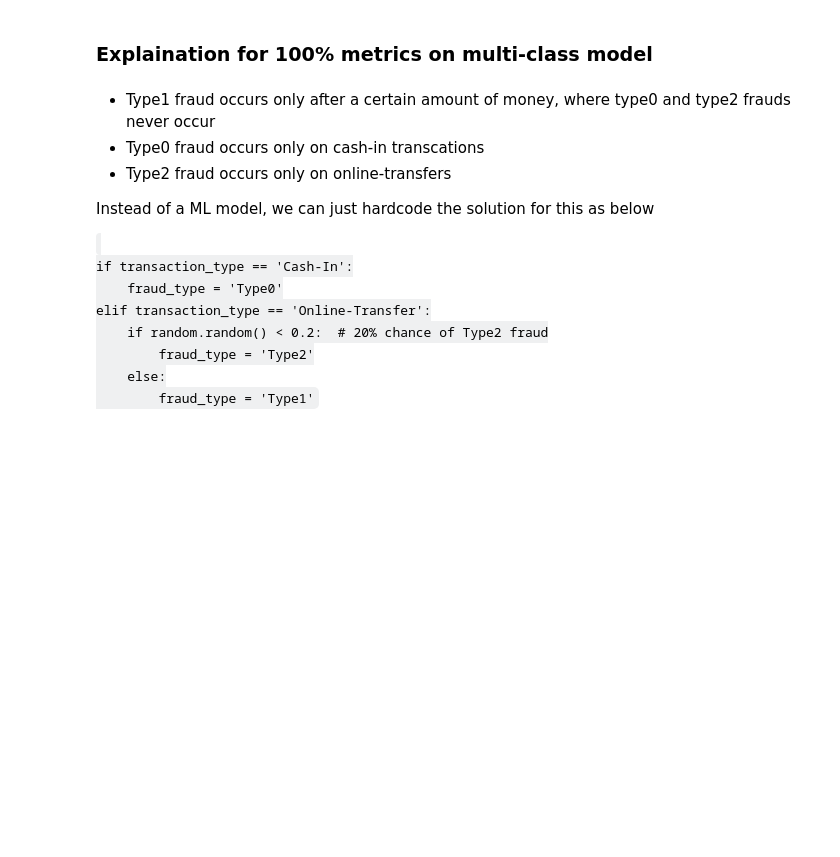
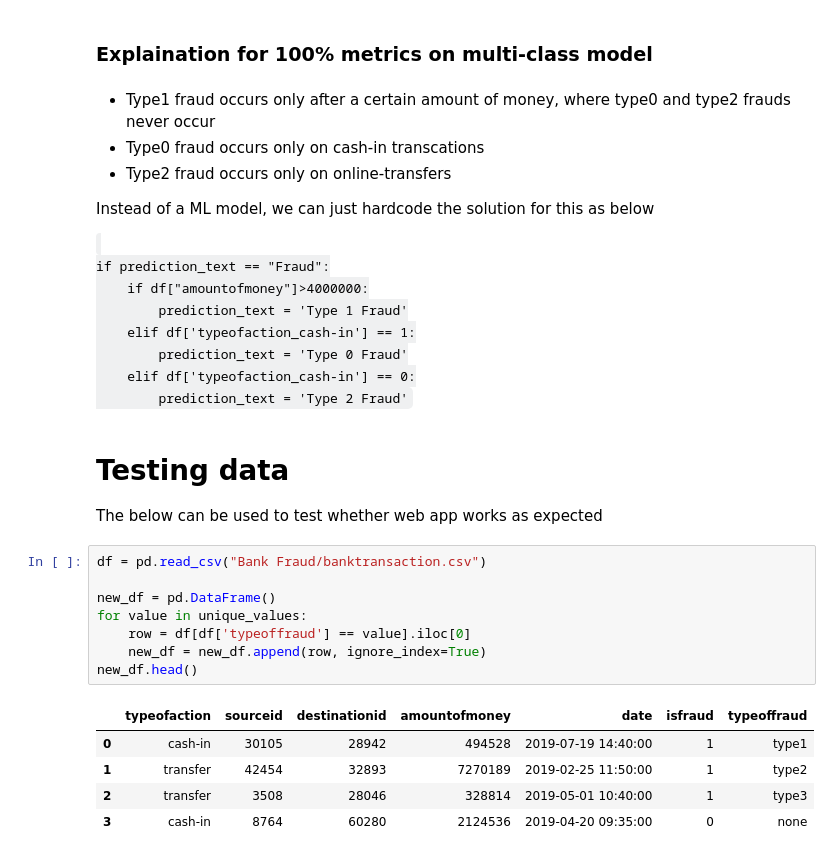
Before and after one commit to Vijeth-Rai/Data-Science-Portfolio, a Jupyter notebook: Data Analysis/Bank Fraud EDA + Baseline.ipynb, the cells around one changed output. Drawn from its saved outputs; the diff is of its cells as text; blank space fills up the shorter version.

```diff
--- a/Data Analysis/Bank Fraud EDA + Baseline.ipynb
+++ b/Data Analysis/Bank Fraud EDA + Baseline.ipynb
@@ -664,11 +664,29 @@ The type 2 fraud only occurs in transfers
 Instead of a ML model, we can just hardcode the solution for this as below
 
 <code>
-if transaction_type == 'Cash-In':
-    fraud_type = 'Type0'
-elif transaction_type == 'Online-Transfer':
-    if random.random() < 0.2:  # 20% chance of Type2 fraud
-        fraud_type = 'Type2'
-    else:
-        fraud_type = 'Type1'
+if prediction_text == "Fraud":
+    if df["amountofmoney"]>4000000:
+        prediction_text = 'Type 1 Fraud'
+    elif df['typeofaction_cash-in'] == 1:
+        prediction_text = 'Type 0 Fraud'
+    elif df['typeofaction_cash-in'] == 0:
+        prediction_text = 'Type 2 Fraud'
 </code>
+# %% [markdown]
+# Testing data
+
+The below can be used to test whether web app works as expected
+# %%
+df = pd.read_csv("Bank Fraud/banktransaction.csv")
+
+new_df = pd.DataFrame()
+for value in unique_values:
+    row = df[df['typeoffraud'] == value].iloc[0]
+    new_df = new_df.append(row, ignore_index=True)
+new_df.head()
+# %% [output]
+|  | typeofaction | sourceid | destinationid | amountofmoney | date | isfraud | typeoffraud |
+| 0 | cash-in | 30105 | 28942 | 494528 | 2019-07-19 14:40:00 | 1 | type1 |
+| 1 | transfer | 42454 | 32893 | 7270189 | 2019-02-25 11:50:00 | 1 | type2 |
+| 2 | transfer | 3508 | 28046 | 328814 | 2019-05-01 10:40:00 | 1 | type3 |
+| 3 | cash-in | 8764 | 60280 | 2124536 | 2019-04-20 09:35:00 | 0 | none |
```
Also changed, not shown: 1 other file.
